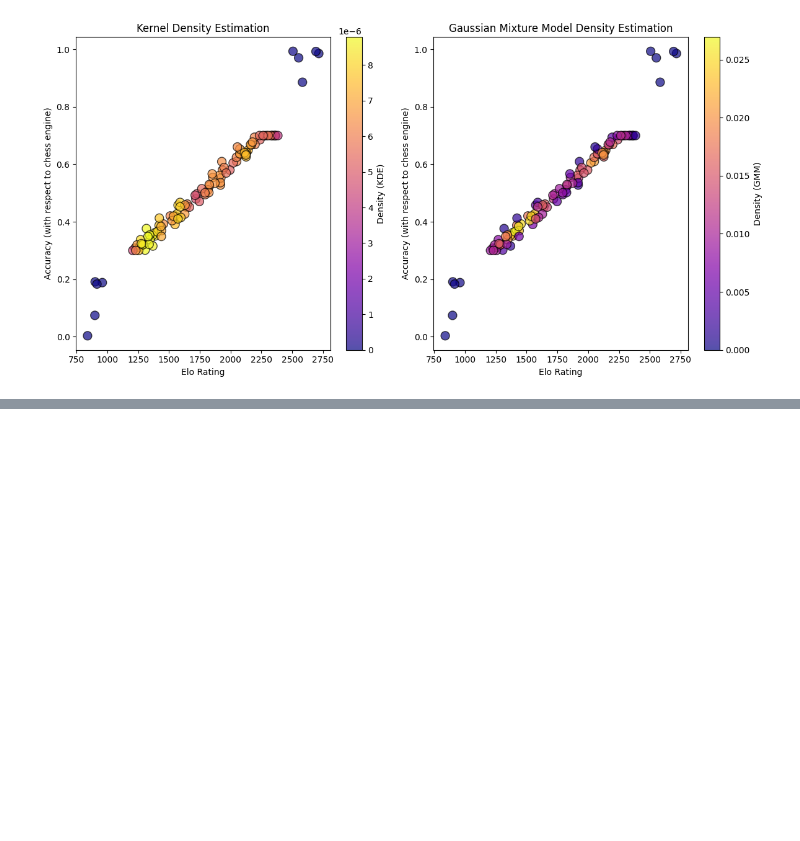
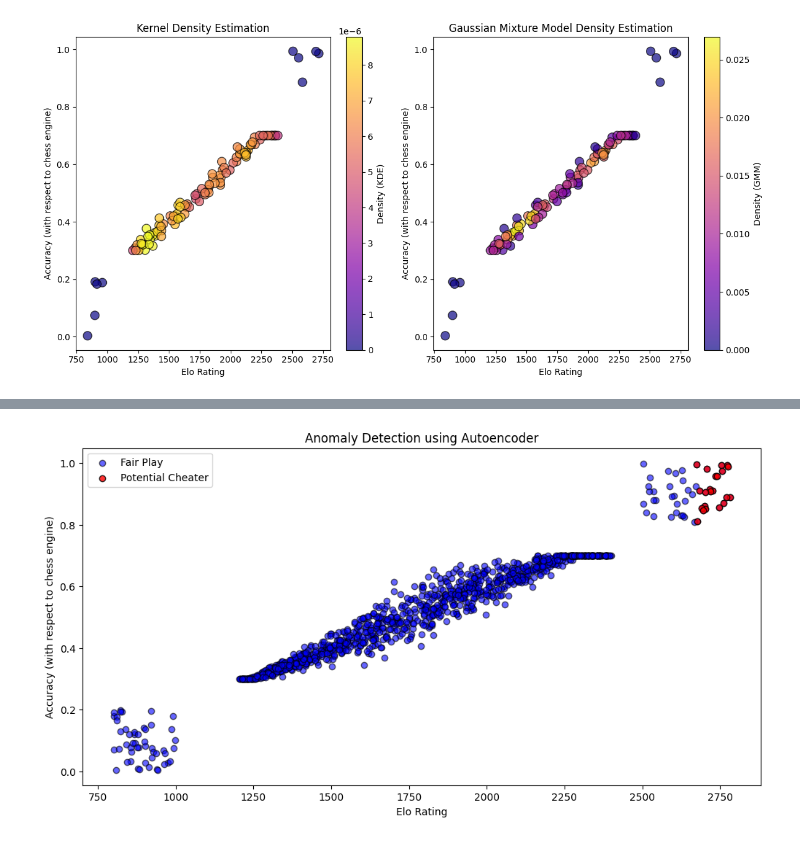
Before and after one commit to tloehrlmu/PageTest, a Jupyter notebook: chapter-generative_models/gm.ipynb, the cells around one changed output, grey strips where cells are left out. Cells and saved outputs as stored; diff of their text form; code cells hidden in the pictures; blank space fills up the shorter version.

```diff
--- a/chapter-generative_models/gm.ipynb
+++ b/chapter-generative_models/gm.ipynb
@@ -73,0 +121,34 @@ plt.show()
+# %%
+
+# Autoencoder
+input_dim = train_data.shape[1]
+encoding_dim = 2
+
+autoencoder = Sequential([
+    Dense(encoding_dim, activation='relu', input_shape=(input_dim,), activity_regularizer=regularizers.l1(10e-5)),
+    Dense(input_dim, activation='sigmoid')
+])
+
+autoencoder.compile(optimizer='adam', loss='mse')
+autoencoder.fit(train_data, train_data, epochs=1000, batch_size=32, shuffle=True, validation_split=0.2, verbose=0)
+
+# Reconstruction Error
+reconstructions = autoencoder.predict(data)
+reconstruction_errors = np.mean(np.square(data - reconstructions), axis=1)
+
+# Threshold for Anomaly Detection
+threshold = np.percentile(reconstruction_errors, 98)  # 98th percentile
+
+# Identify anomalies
+anomalies = reconstruction_errors > threshold
+
+
+plt.figure(figsize=(12, 6))
+plt.scatter(data[:, 0], data[:, 1], c='blue', label='Fair Play', alpha=0.6, edgecolor='k')
+plt.scatter(data[anomalies, 0], data[anomalies, 1], c='red', label='Potential Cheater', alpha=0.8, edgecolor='k')
+plt.title('Anomaly Detection using Autoencoder')
+plt.xlabel('Elo Rating')
+plt.ylabel('Accuracy (with respect to chess engine)')
+plt.legend()
+plt.show()
+# %% [output]
@@ -74 +156,2 @@ plt.show()
+[figure, added]
 # %% [markdown]
```
Also changed, not shown: parts of 9 cells of this notebook, 4 other files.
